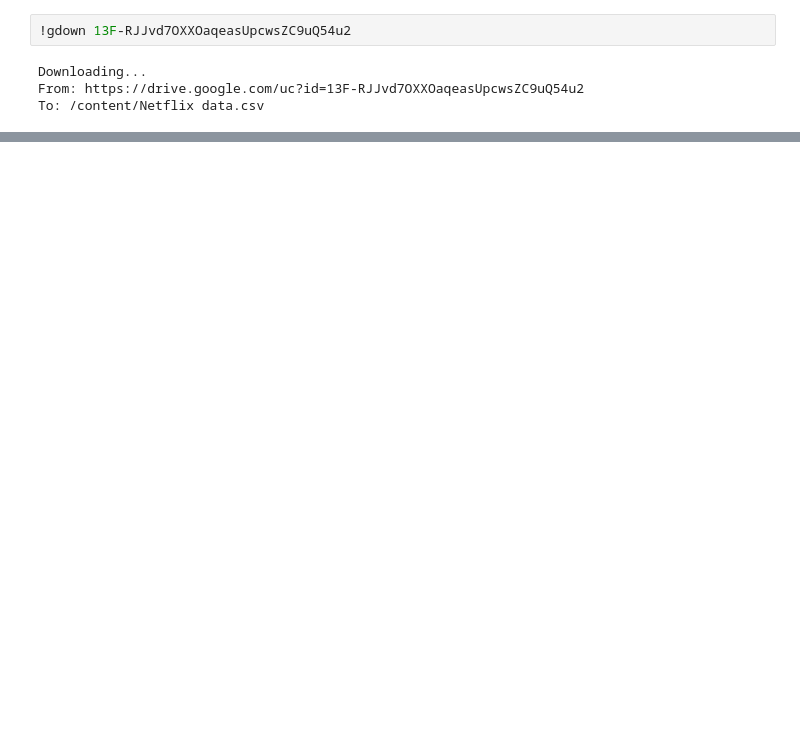
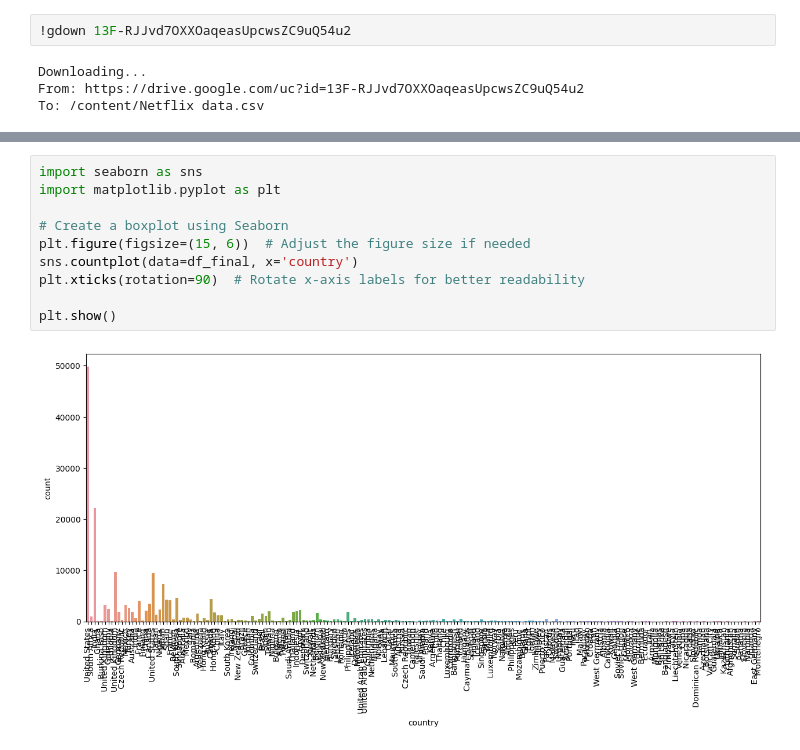
Before and after one commit to manisha-mishra-123/Scaler-projects, a Jupyter notebook: Netflix_project.ipynb, the cells around one changed output, grey strips where cells are left out. Saved outputs shown, nothing was run; the diff lists cells and outputs as text; blank space fills up the shorter version.

```diff
--- a/Netflix_project.ipynb
+++ b/Netflix_project.ipynb
@@ -73,0 +229,12 @@ grouped_data['type'].count()
+# %%
+import seaborn as sns
+import matplotlib.pyplot as plt
+
+# Create a boxplot using Seaborn
+plt.figure(figsize=(15, 6))  # Adjust the figure size if needed
+sns.countplot(data=df_final, x='country')
+plt.xticks(rotation=90)  # Rotate x-axis labels for better readability
+
+plt.show()
+# %% [output]
+[figure, added]
```
Also changed, not shown: parts of 23 cells of this notebook.
